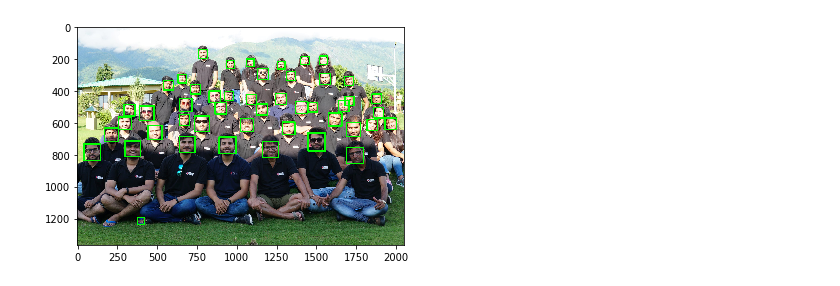
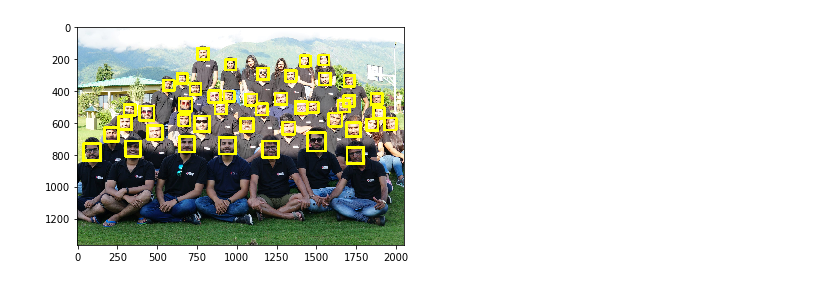
Before and after one commit to prateek27/vit-vellore-2020, a Jupyter notebook: Day-1/03 OpenCV and FaceDetection.ipynb, the cells around one changed output. Drawn from its saved outputs; the diff is of its cells as text; code cells hidden in the pictures.

```diff
--- a/Day-1/03 OpenCV and FaceDetection.ipynb
+++ b/Day-1/03 OpenCV and FaceDetection.ipynb
@@ -18,16 +16,18 @@ detector = cv2.CascadeClassifier('../Resources/haarcascade_frontalface_alt.xml')
 # %%
 
 # Detect the Faces
-faces = detector.detectMultiScale(img,1.2)
+faces = detector.detectMultiScale(img,minSize=(60,60))
+#detector.detectMultiScale?
 # %%
 # Visualise output
 
 for f in faces:
     x,y,w,h = f
     #Iterative over each face coordinates and drawing the rectangle
-    cv2.rectangle(img,(x,y),(x+w,y+h),(0,255,0),5)
+    color = (255,255,0)
+    cv2.rectangle(img,(x,y),(x+w,y+h),color,15)
 
 plt.imshow(img)
 plt.show()
 # %% [output]
-[figure, old version]
+[figure, new version]
```
Also changed, not shown: parts of 1 cell of this notebook, 1 other file.
